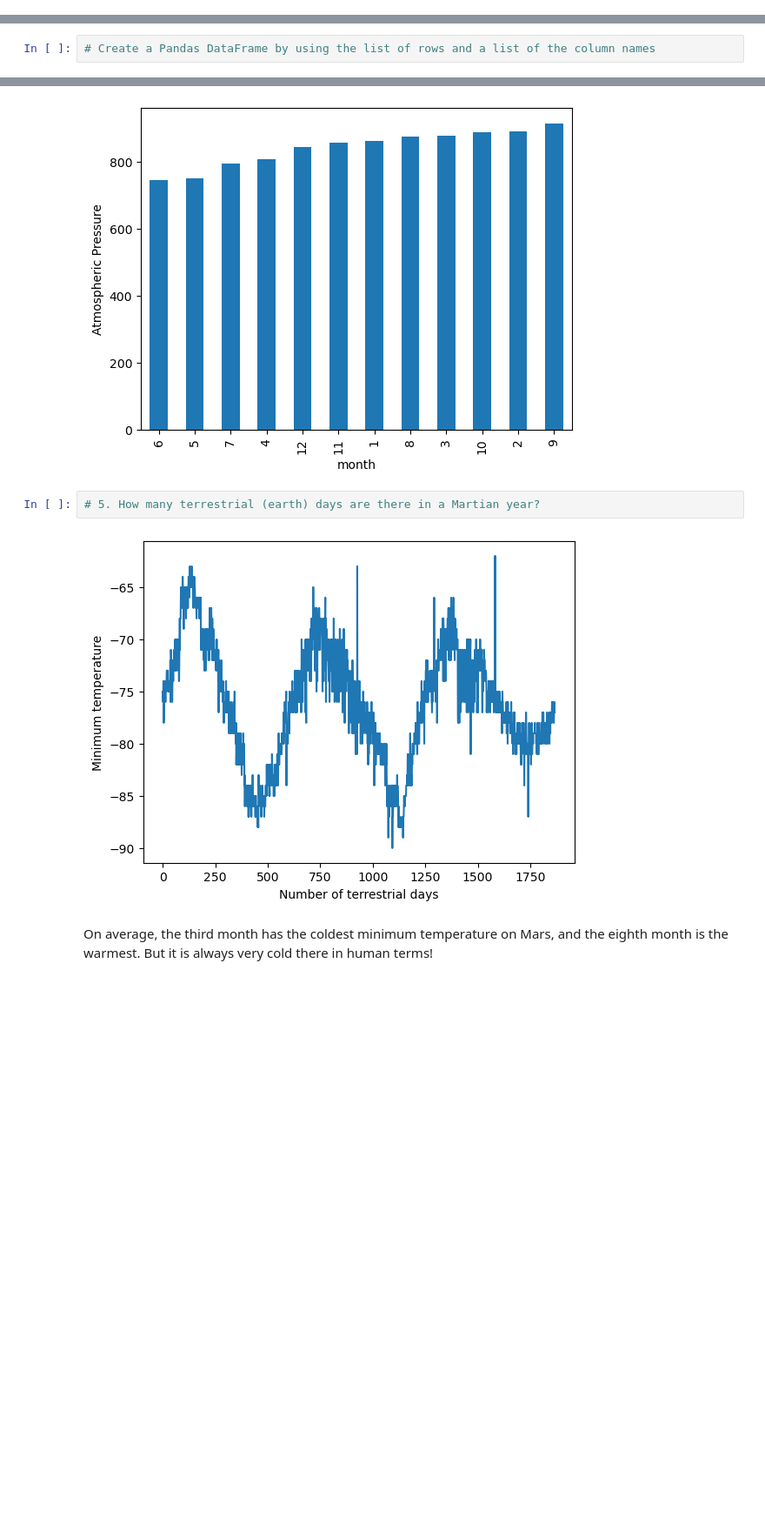
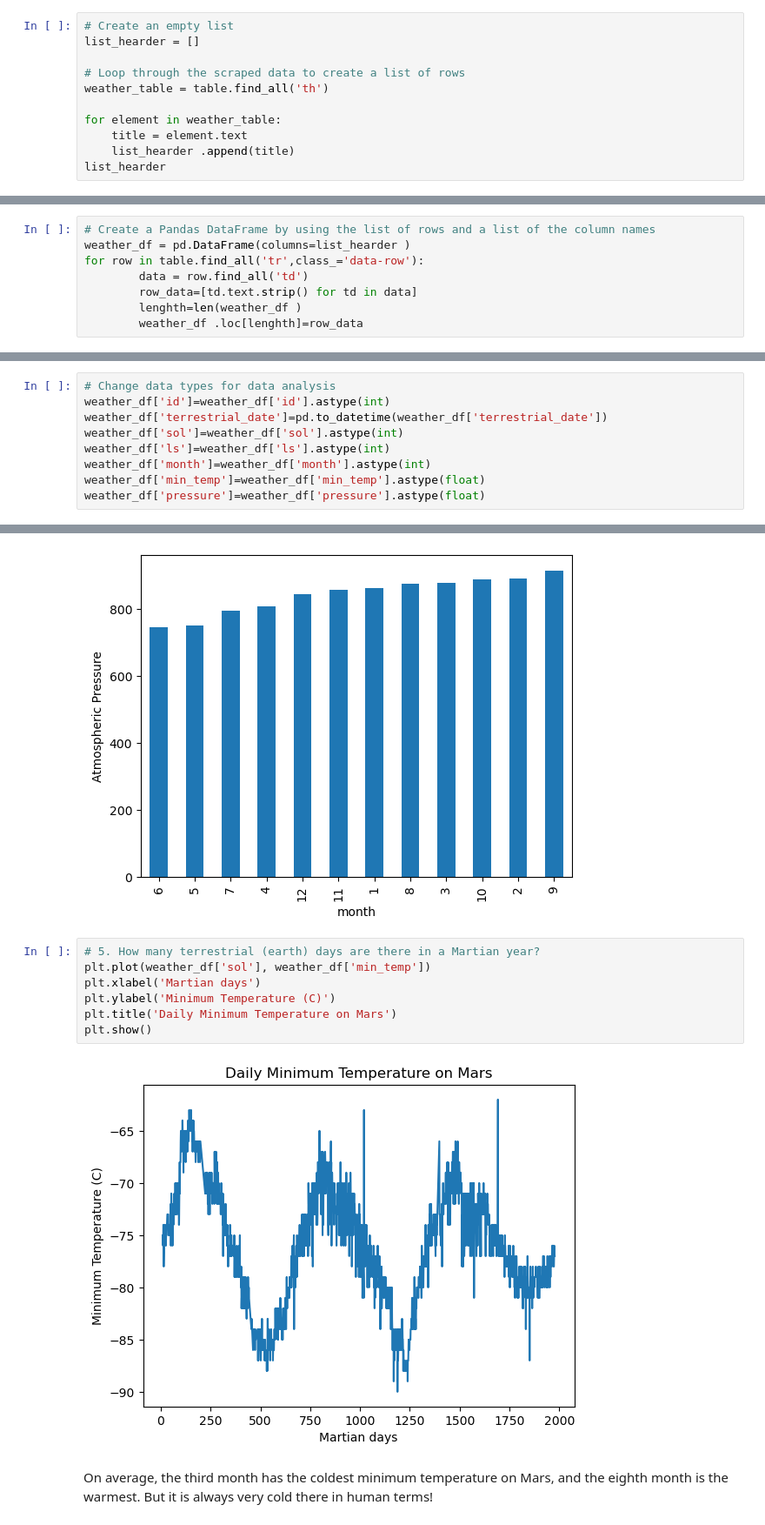
Before and after one commit to IsmailBilal92/Module-11-Challenge, a Jupyter notebook: Starter_Code/part_2_mars_weather.ipynb, the cells around one changed output, grey strips where cells are left out. Shown at 87% size. Drawn from its saved outputs; the diff is of its cells as text; blank space fills up the shorter version.

```diff
--- a/Starter_Code/part_2_mars_weather.ipynb
+++ b/Starter_Code/part_2_mars_weather.ipynb
@@ -88,0 +57,11 @@ AttributeError: 'NavigableString' object has no attribute 'find_all'
+# %%
+# Create an empty list
+list_hearder = []
+
+# Loop through the scraped data to create a list of rows
+weather_table = table.find_all('th')
+
+for element in weather_table:
+    title = element.text
+    list_hearder .append(title)
+list_hearder
@@ -113,4 +82,10 @@ df.head(200)
 # %%
 # Create a Pandas DataFrame by using the list of rows and a list of the column names
+weather_df = pd.DataFrame(columns=list_hearder )
+for row in table.find_all('tr',class_='data-row'):
+        data = row.find_all('td')
+        row_data=[td.text.strip() for td in data]
+        lenghth=len(weather_df )
+        weather_df .loc[lenghth]=row_data
 # %%
 # Confirm DataFrame was created successfully
@@ -143,2 +125,11 @@ dtype: object
+# %%
+# Change data types for data analysis
+weather_df['id']=weather_df['id'].astype(int)
+weather_df['terrestrial_date']=pd.to_datetime(weather_df['terrestrial_date'])
+weather_df['sol']=weather_df['sol'].astype(int)
+weather_df['ls']=weather_df['ls'].astype(int)
+weather_df['month']=weather_df['month'].astype(int)
+weather_df['min_temp']=weather_df['min_temp'].astype(float)
+weather_df['pressure']=weather_df['pressure'].astype(float)
 # %%
 # Confirm type changes were successful by examining data types again
@@ -235,8 +311,13 @@ Name: pressure, dtype: float64
 [figure]
 # %%
 # 5. How many terrestrial (earth) days are there in a Martian year?
+plt.plot(weather_df['sol'], weather_df['min_temp'])
+plt.xlabel('Martian days')
+plt.ylabel('Minimum Temperature (C)')
+plt.title('Daily Minimum Temperature on Mars')
+plt.show()
 # %% [output]
-[figure, old version]
+[figure, new version]
 # %% [markdown]
 On average, the third month has the coldest minimum temperature on Mars, and the eighth month is the warmest. But it is always very cold there in human terms!
 # %% [markdown]
```
Also changed, not shown: parts of 22 cells of this notebook, 1 other file.
